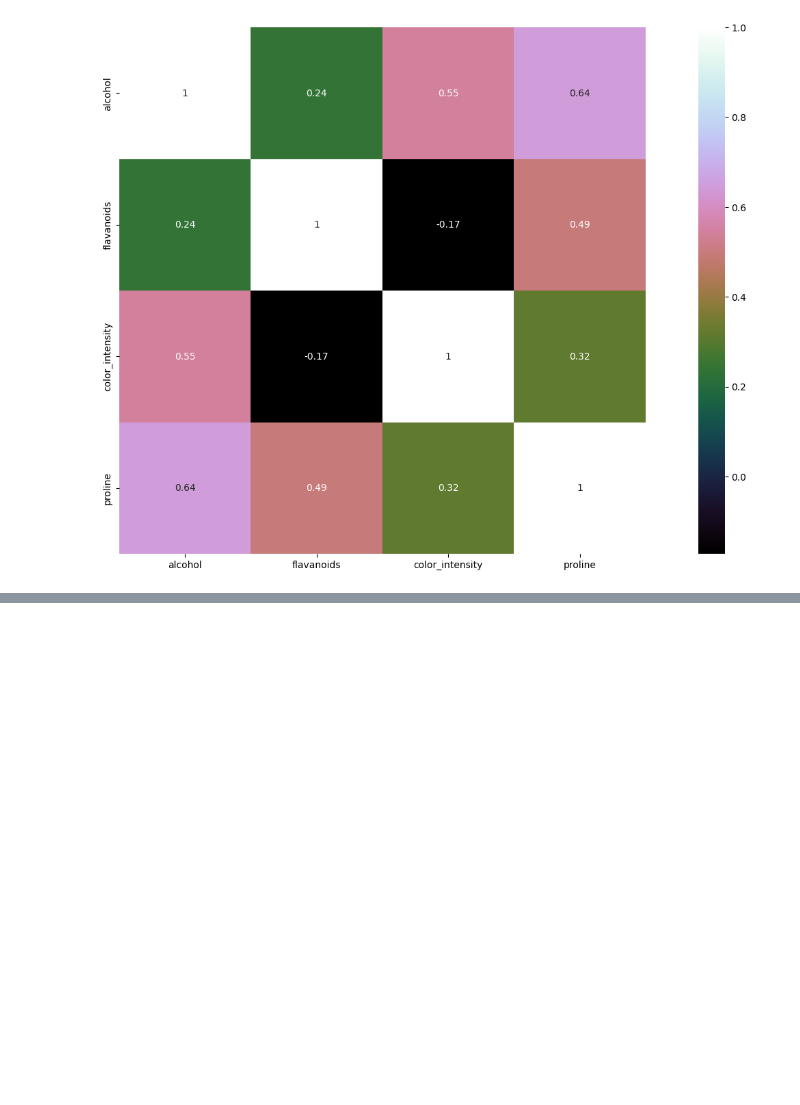
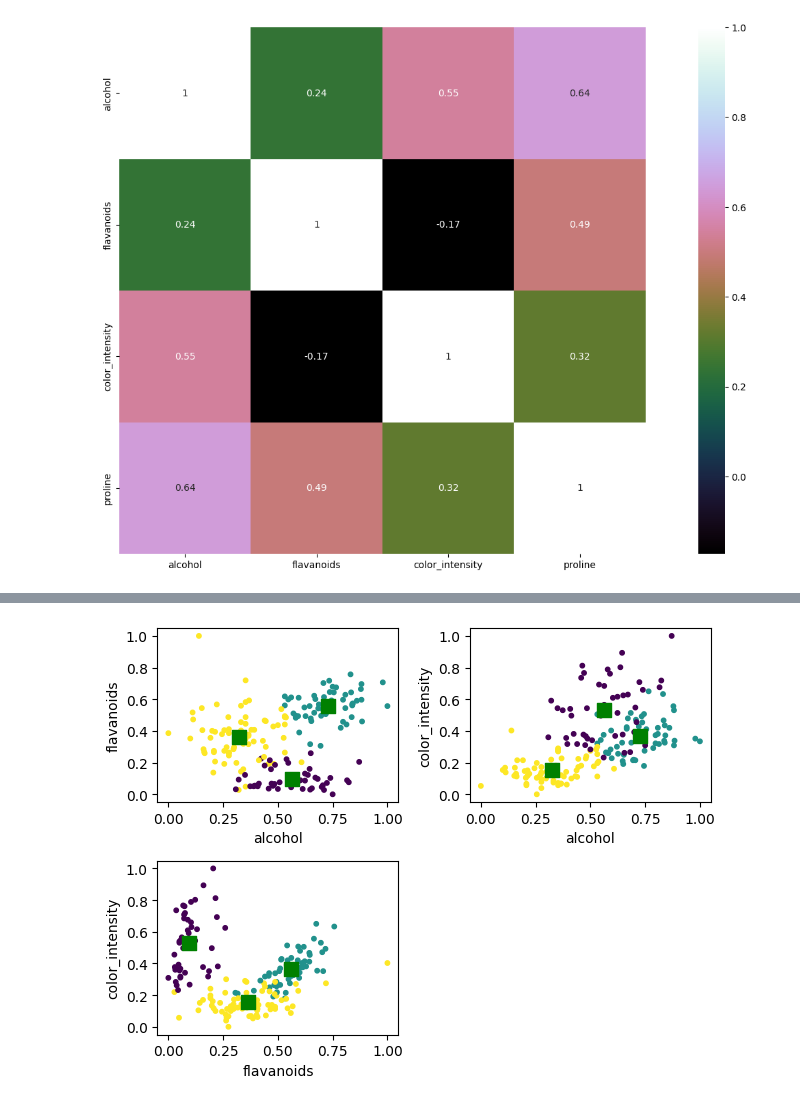
Before and after one commit to ArmandsVeksejs/AIProject2, a Jupyter notebook: my.ipynb, the cells around one changed output, grey strips where cells are left out. Drawn from its saved outputs; the diff is of its cells as text; code cells hidden in the pictures; blank space fills up the shorter version.

```diff
--- a/my.ipynb
+++ b/my.ipynb
@@ -163,0 +187,43 @@ sns.heatmap(korelacijas_matrica,
+# %%
+import matplotlib.pyplot as plt
+
+kmeans_modelis = KMeans(n_clusters=3, init="k-means++").fit(darba_datu_kopa_klasterizacijai_3_pazimes)
+
+centroids = kmeans_modelis.cluster_centers_
+
+ypred = kmeans_modelis.predict(darba_datu_kopa_klasterizacijai_3_pazimes)
+
+plt.subplot(2,2,1)
+plt.scatter(darba_datu_kopa_klasterizacijai_3_pazimes['alcohol'],
+           darba_datu_kopa_klasterizacijai_3_pazimes['flavanoids'],
+           s=10, c=ypred)
+plt.scatter(centroids[0,0], centroids[0,1], s=100, c='g', marker='s')
+plt.scatter(centroids[1,0], centroids[1,1], s=100, c='g', marker='s')
+plt.scatter(centroids[2,0], centroids[2,1], s=100, c='g', marker='s')
+plt.xlabel('alcohol')
+plt.ylabel('flavanoids')
+
+plt.subplot(2,2,2)
+plt.scatter(darba_datu_kopa_klasterizacijai_3_pazimes['alcohol'],
+           darba_datu_kopa_klasterizacijai_3_pazimes['color_intensity'],
+           s=10, c=ypred)
+plt.scatter(centroids[0,0], centroids[0,2], s=100, c='g', marker='s')
+plt.scatter(centroids[1,0], centroids[1,2], s=100, c='g', marker='s')
+plt.scatter(centroids[2,0], centroids[2,2], s=100, c='g', marker='s')
+plt.xlabel('alcohol')
+plt.ylabel('color_intensity')
+
+plt.subplot(2,2,3)
+plt.scatter(darba_datu_kopa_klasterizacijai_3_pazimes['flavanoids'],
+           darba_datu_kopa_klasterizacijai_3_pazimes['color_intensity'],
+           s=10, c=ypred)
+plt.scatter(centroids[0,1], centroids[0,2], s=100, c='g', marker='s')
+plt.scatter(centroids[1,1], centroids[1,2], s=100, c='g', marker='s')
+plt.scatter(centroids[2,1], centroids[2,2], s=100, c='g', marker='s')
+plt.xlabel('flavanoids')
+plt.ylabel('color_intensity')
+
+plt.tight_layout()
+plt.show()
+# %% [output]
+[figure, added]
```
Also changed, not shown: parts of 2 cells of this notebook.
